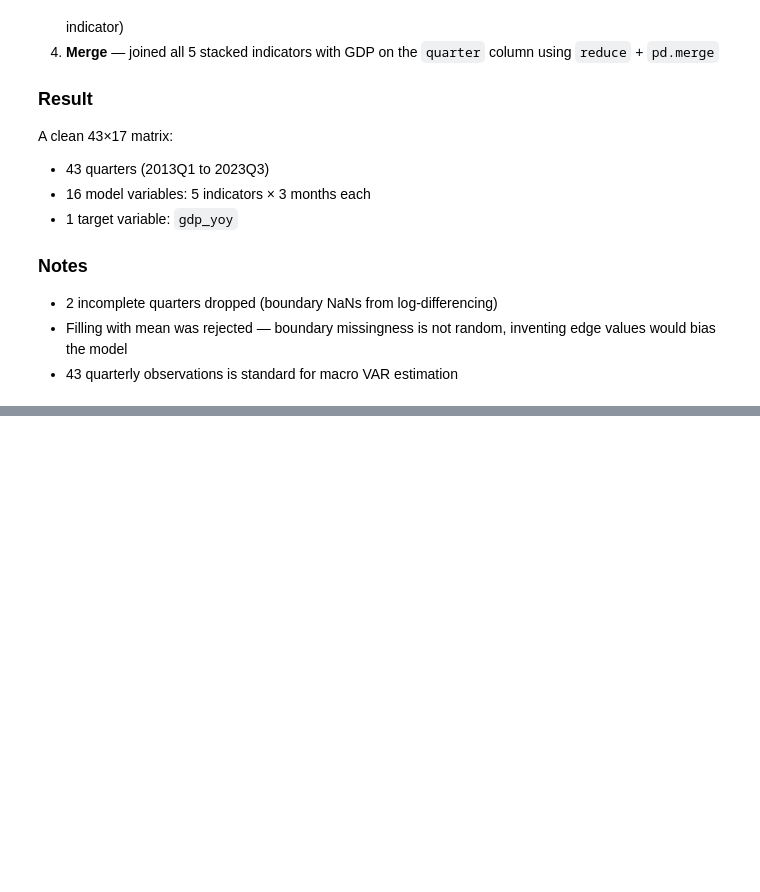
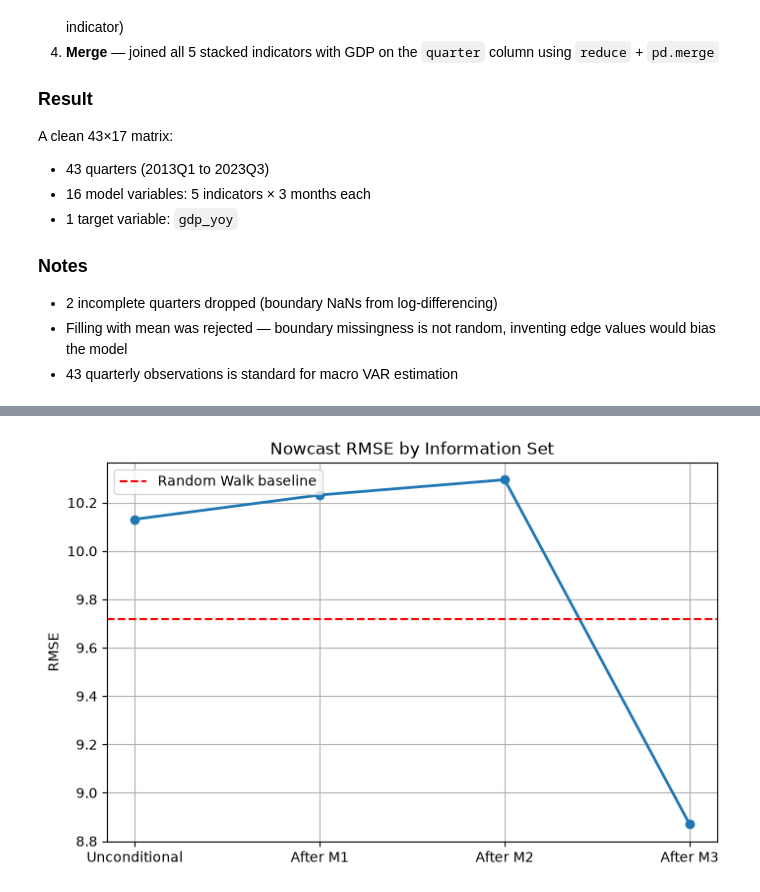
Before and after one commit to TheOnlyUnknown/india-gdp-nowcasting, a Jupyter notebook: Real-Time GDP.ipynb, the cells around one changed output, grey strips where cells are left out. Saved outputs shown, nothing was run; the diff lists cells and outputs as text; code cells hidden in the pictures; blank space fills up the shorter version.

```diff
--- a/Real-Time GDP.ipynb
+++ b/Real-Time GDP.ipynb
@@ -227,0 +429,6 @@ A clean 43×17 matrix:
+# %%
+Y = train_new.iloc[1:].values
+X_lag = train_new.iloc[:-1].values
+X = np.hstack([X_lag, np.ones((len(X_lag), 1))])
+
+print(np.isnan(X).sum())
@@ -227,0 +437,4 @@ A clean 43×17 matrix:
+# %%
+beta_prior = np.zeros((17, 16))
+np.fill_diagonal(beta_prior[:16, :], 1)
+print(beta_prior)
@@ -227,0 +532,4 @@ A clean 43×17 matrix:
+# %%
+cols = list(train_new.columns)
+for i, col in enumerate(cols):
+    print(i, col)
@@ -227,0 +553,5 @@ A clean 43×17 matrix:
+# %%
+m1_idx = [0, 3, 6, 9, 12]
+m2_idx = [1, 4, 7, 10, 13]
+m3_idx = [2, 5, 8, 11, 14]
+gdp_idx = 15
@@ -227,0 +648,19 @@ A clean 43×17 matrix:
+# %%
+scenarios = ['Unconditional', 'After M1', 'After M2', 'After M3']
+rmses = [
+    np.sqrt(np.mean(rmse_uncond)),
+    np.sqrt(np.mean(rmse_m1)),
+    np.sqrt(np.mean(rmse_m2)),
+    np.sqrt(np.mean(rmse_m3))
+]
+
+plt.figure(figsize=(8, 5))
+plt.plot(scenarios, rmses, marker='o', linewidth=2)
+plt.axhline(y=9.72, color='red', linestyle='--', label='Random Walk baseline')
+plt.ylabel('RMSE')
+plt.title('Nowcast RMSE by Information Set')
+plt.legend()
+plt.grid(True)
+plt.show()
+# %% [output]
+[figure, added]
```
Also changed, not shown: parts of 35 cells of this notebook.
